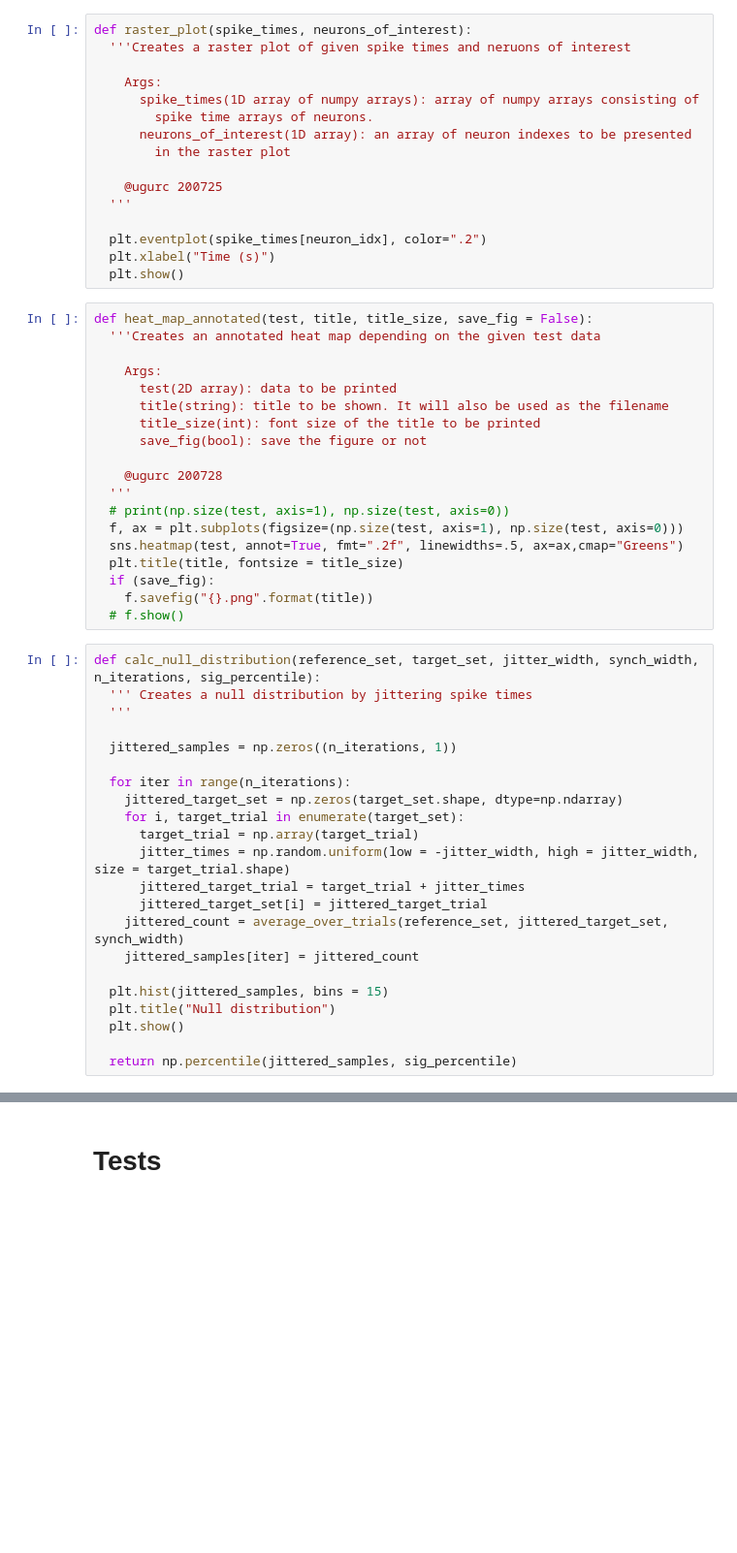
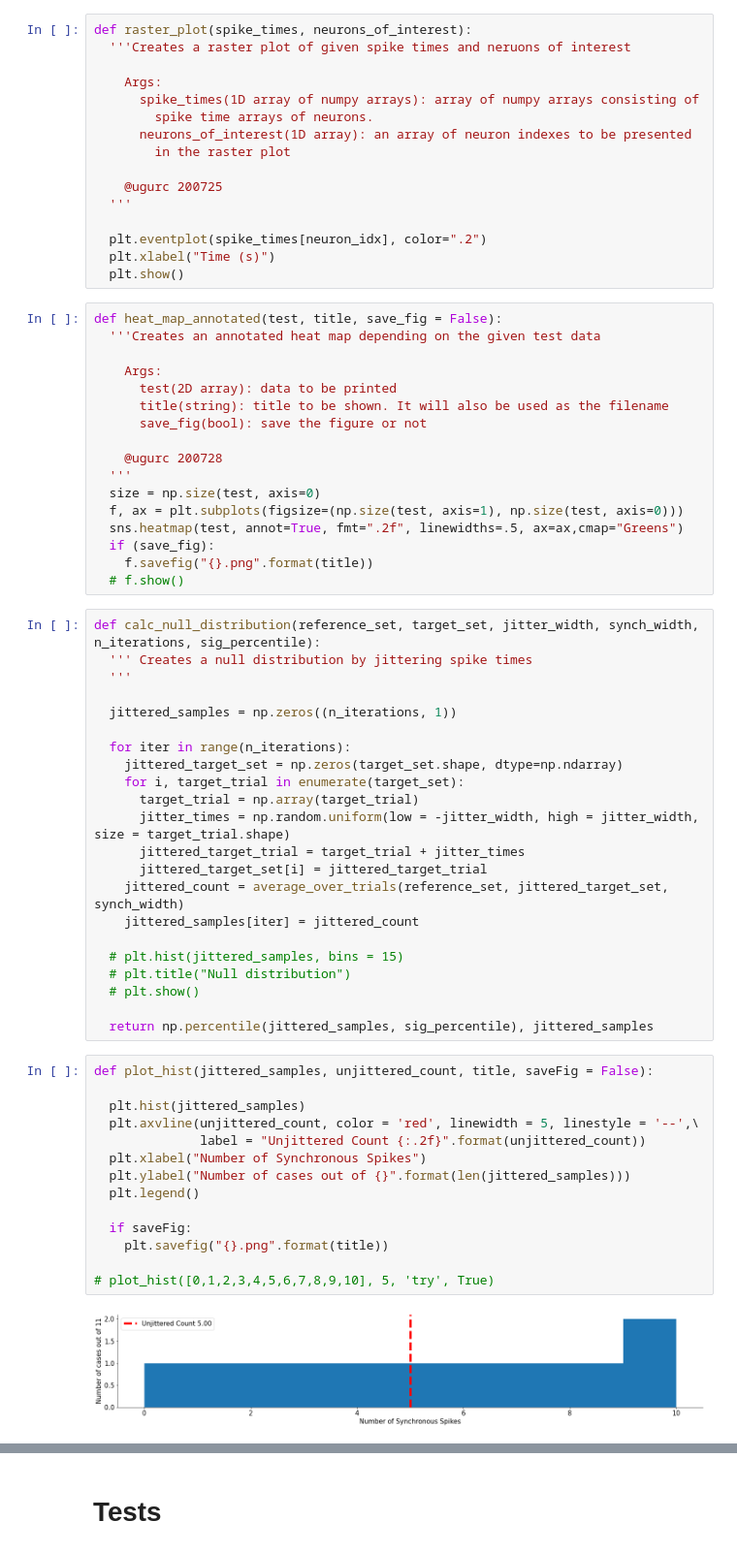
Before and after one commit to ugurcancakal/spike_jitter_analysis, a Jupyter notebook: spike_jitter.ipynb, the cells around one changed output, grey strips where cells are left out. Shown at 97% size. Saved outputs shown, nothing was run; the diff lists cells and outputs as text; blank space fills up the shorter version.

```diff
--- a/spike_jitter.ipynb
+++ b/spike_jitter.ipynb
@@ -309,21 +310,19 @@ def raster_plot(spike_times, neurons_of_interest):
   plt.xlabel("Time (s)")
   plt.show()
 # %%
-def heat_map_annotated(test, title, title_size, save_fig = False):
+def heat_map_annotated(test, title, save_fig = False):
   '''Creates an annotated heat map depending on the given test data
 
     Args:
       test(2D array): data to be printed
       title(string): title to be shown. It will also be used as the filename
-      title_size(int): font size of the title to be printed
       save_fig(bool): save the figure or not
 
     @ugurc 200728
   '''
-  # print(np.size(test, axis=1), np.size(test, axis=0))
+  size = np.size(test, axis=0)
   f, ax = plt.subplots(figsize=(np.size(test, axis=1), np.size(test, axis=0)))
   sns.heatmap(test, annot=True, fmt=".2f", linewidths=.5, ax=ax,cmap="Greens")
-  plt.title(title, fontsize = title_size)
   if (save_fig):
     f.savefig("{}.png".format(title))
   # f.show()
@@ -344,9 +343,25 @@ def calc_null_distribution(reference_set, target_set, jitter_width, synch_width,
     jittered_count = average_over_trials(reference_set, jittered_target_set, synch_width)
     jittered_samples[iter] = jittered_count
 
-  plt.hist(jittered_samples, bins = 15)
-  plt.title("Null distribution")
-  plt.show()
+  # plt.hist(jittered_samples, bins = 15)
+  # plt.title("Null distribution")
+  # plt.show()
 
-  return np.percentile(jittered_samples, sig_percentile)
+  return np.percentile(jittered_samples, sig_percentile), jittered_samples
+# %%
+def plot_hist(jittered_samples, unjittered_count, title, saveFig = False):
+
+  plt.hist(jittered_samples)
+  plt.axvline(unjittered_count, color = 'red', linewidth = 5, linestyle = '--',\
+              label = "Unjittered Count {:.2f}".format(unjittered_count))
+  plt.xlabel("Number of Synchronous Spikes")
+  plt.ylabel("Number of cases out of {}".format(len(jittered_samples)))
+  plt.legend()
+
+  if saveFig:
+    plt.savefig("{}.png".format(title))
+
+# plot_hist([0,1,2,3,4,5,6,7,8,9,10], 5, 'try', True)
+# %% [output]
+[figure, added]
 # %%
```
Also changed, not shown: parts of 10 cells of this notebook.
